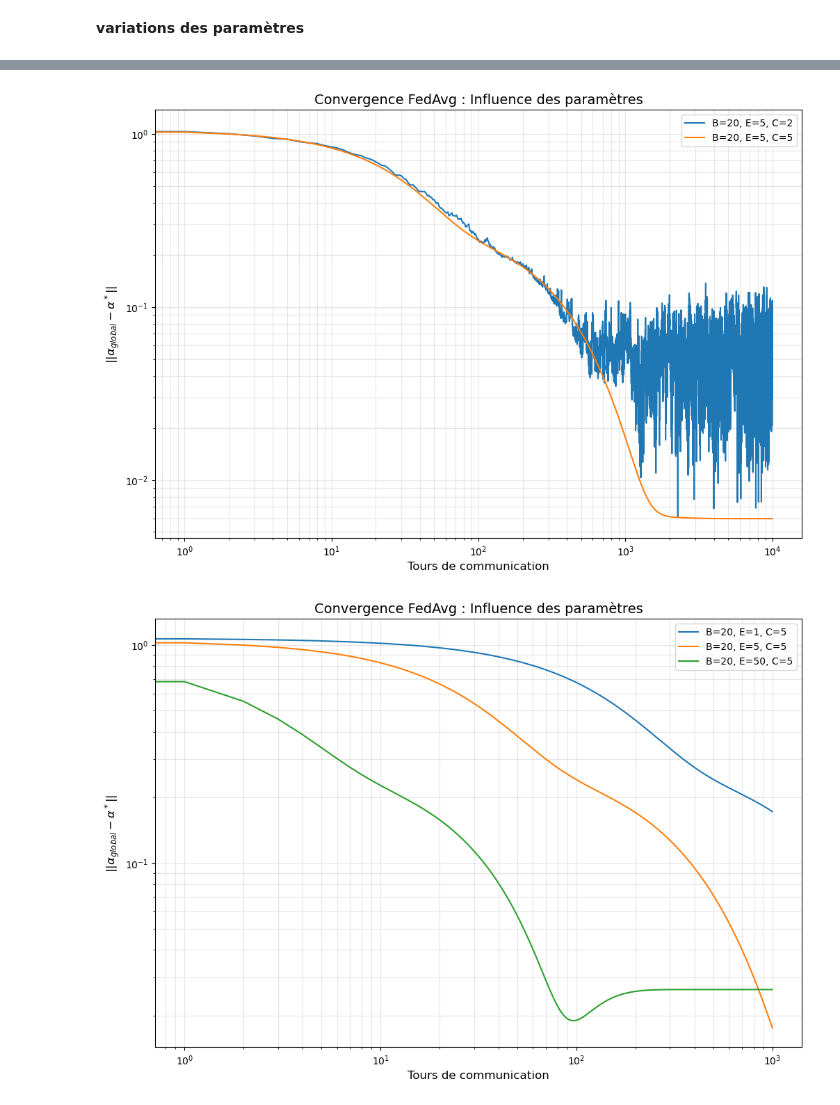
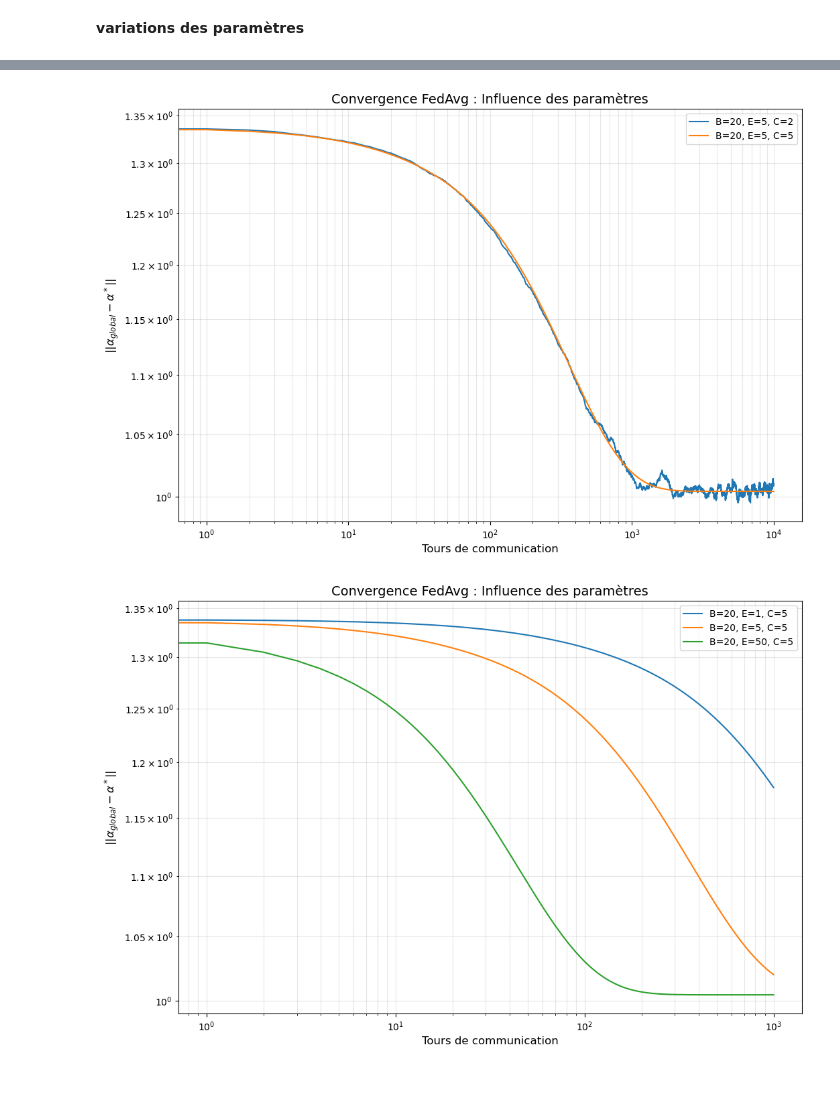
Before and after one commit to pgatt06/Coop_optim, a Jupyter notebook: explo/part_4_FedAvg.ipynb, the cells around one changed output, grey strips where cells are left out. Saved outputs shown, nothing was run; the diff lists cells and outputs as text; code cells hidden in the pictures.

Commit message:
figures

```diff
--- a/explo/part_4_FedAvg.ipynb
+++ b/explo/part_4_FedAvg.ipynb
@@ -60,5 +55,5 @@ nu = 1.0         # Régularisation
 # %%
-def client_update_fast(X_local, Y_local, alpha_init, sigma, nu, E, B, x_m, Kmm, a):
+def client_update_fast(X_local, Y_local, alpha_init, sigma, nu, E, B, x_m, Kmm, a,learning_rate):
     alpha = np.copy(alpha_init)
     n_i = len(X_local)
 
@@ -70,20 +65,21 @@ def client_update_fast(X_local, Y_local, alpha_init, sigma, nu, E, B, x_m, Kmm,
         # Calcul matriciel rapide du gradient
         Ki_batch = Cov2(X_batch, x_m)
         # Gradient = Terme de données + Régularisation distribuée
-        grad = (Ki_batch.T @ (Ki_batch @ alpha - Y_batch) +
-                (sigma**2 / a) * Kmm @ alpha +
-                (nu / a) * alpha)
+        grad = (1/B) * Ki_batch.T @ (Ki_batch @ alpha - Y_batch) \
+       + (sigma**2 / a) * Kmm @ alpha \
+       + (nu / a) * alpha
 
         # Pas de descente
-        alpha -= 0.002 * grad
+        #alpha -= learning_rate * grad
 
-        #alpha -= (0.002/(0.01*e+1))*grad
+        alpha -= (0.002/(0.01*e+1))*grad
     return alpha
 
-def FedAvg_Final(X, Y, sigma, nu, x_m, n_rounds, E, B, C):
+def FedAvg_Final(X, Y, sigma, nu, x_m, n_rounds, E, B, C,learning_rate):
     a = len(X) # Nombre total d'agents
     m = len(x_m)
     Kmm = Cov(x_m)
+
     alpha_global = np.zeros(m)
 
     gap_history = []
@@ -96,7 +92,7 @@ def FedAvg_Final(X, Y, sigma, nu, x_m, n_rounds, E, B, C):
         for idx in selected_indices:
             # Mise à jour locale sur l'agent sélectionné
             a_i = client_update_fast(X[idx], Y[idx], alpha_global,
-                                     sigma, nu, E, B, x_m, Kmm, a)
+                                     sigma, nu, E, B, x_m, Kmm, a,learning_rate)
             local_alphas.append(a_i)
 
         # Agrégation par moyenne
@@ -136,0 +113,22 @@ plt.show()
+# %%
+
+
+# Paramètres à tester
+epochs_list = [1, 5, 50]
+batch_sizes = [5, 15, 20]
+clients_list = [2, 5]
+
+plt.figure(figsize=(12, 8))
+
+
+for b in batch_sizes:
+    _, history = FedAvg_Final(X, Y, sigma, nu, x_m, n_rounds=10000, E=5, B=b, C=5,learning_rate=learning_rate  )
+    plt.loglog(history, label=f'B={b}, E=5, C=5')
+
+plt.xlabel('Tours de communication', fontsize=12)
+plt.ylabel(r'$||\alpha_{global} - \alpha^*||$', fontsize=12)
+plt.title('Convergence FedAvg : Influence des paramètres', fontsize=14)
+plt.legend()
+plt.grid(True, which="both", alpha=0.3)
+plt.savefig('FedAvg_Parameters_Comparison_batch.pdf')
+plt.show()
@@ -137,28 +137,28 @@ plt.show()
 # %%
 import numpy as np
 import matplotlib.pyplot as plt
 
 # Paramètres à tester
 epochs_list = [1, 5, 50]
 batch_sizes = [5, 15, 20]
 clients_list = [2, 5]
 
 plt.figure(figsize=(12, 8))
 
 
 for c in clients_list:
-    _, history = FedAvg_Final(X, Y, sigma, nu, x_m, n_rounds=10000, E=5, B=20, C=c)
+    _, history = FedAvg_Final(X, Y, sigma, nu, x_m, n_rounds=10000, E=5, B=20, C=c,learning_rate=learning_rate  )
     plt.loglog(history, label=f'B=20, E=5, C={c}')
 
 plt.xlabel('Tours de communication', fontsize=12)
 plt.ylabel(r'$||\alpha_{global} - \alpha^*||$', fontsize=12)
 plt.title('Convergence FedAvg : Influence des paramètres', fontsize=14)
 plt.legend()
 plt.grid(True, which="both", alpha=0.3)
-plt.savefig('FedAvg_Parameters_Comparison.pdf')
+plt.savefig('FedAvg_Parameters_Comparison_clients.pdf')
 plt.show()
 # %% [output]
-[figure, old version]
+[figure, new version]
 # %%
 import numpy as np
 import matplotlib.pyplot as plt
@@ -172,7 +172,7 @@ plt.figure(figsize=(12, 8))
 
 
 for s in epochs_list:
-    _, history = FedAvg_Final(X, Y, sigma, nu, x_m, n_rounds=1000, E=s, B=20, C=5)
+    _, history = FedAvg_Final(X, Y, sigma, nu, x_m, n_rounds=1000, E=s, B=20, C=5,learning_rate=learning_rate)
     plt.loglog(history, label=f'B=20, E={s}, C=5')
 
 plt.xlabel('Tours de communication', fontsize=12)
@@ -180,7 +180,7 @@ plt.ylabel(r'$||\alpha_{global} - \alpha^*||$', fontsize=12)
 plt.title('Convergence FedAvg : Influence des paramètres', fontsize=14)
 plt.legend()
 plt.grid(True, which="both", alpha=0.3)
-plt.savefig('FedAvg_Parameters_Comparison.pdf')
+plt.savefig('FedAvg_Parameters_Comparison_epochs_no_constant.pdf')
 plt.show()
 # %% [output]
-[figure, old version]
+[figure, new version]
```
Also changed, not shown: parts of 5 cells of this notebook, 4 other files.
